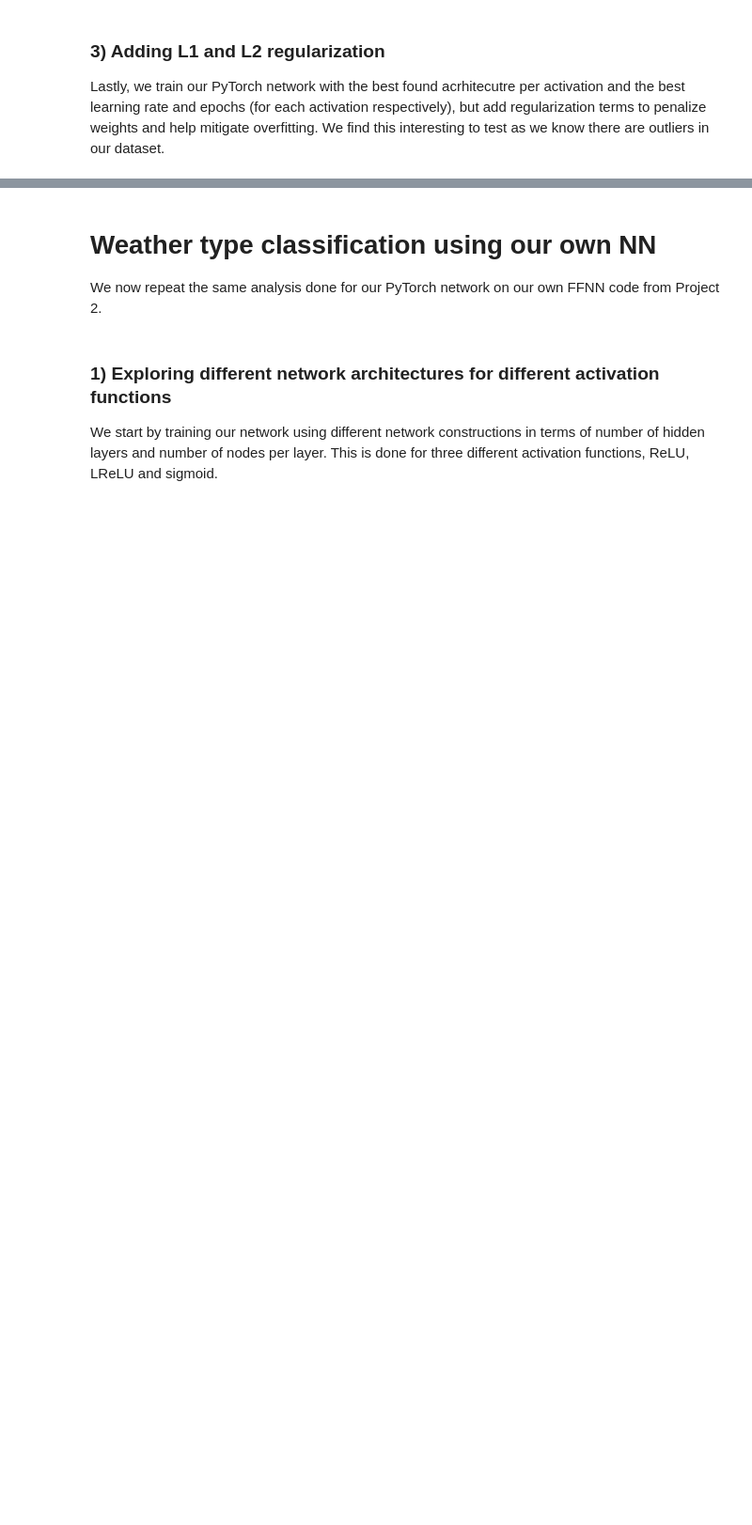
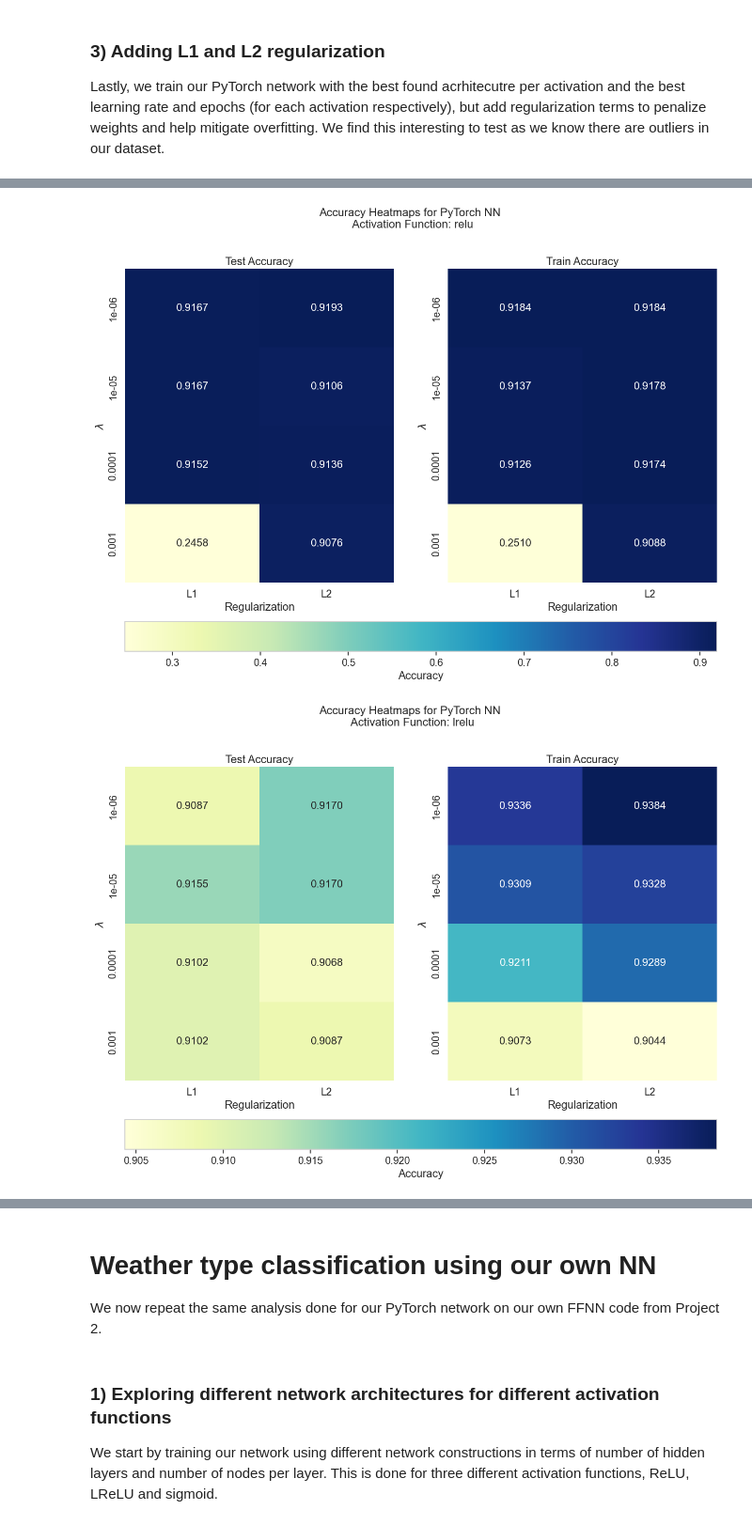
Before and after one commit to kjes4pres/Project_3_FYSSTK, a Jupyter notebook: Code/main/NeuralNetworks.ipynb, the cells around one changed output, grey strips where cells are left out. Shown at 94% size. Saved outputs shown, nothing was run; the diff lists cells and outputs as text; code cells hidden in the pictures; blank space fills up the shorter version.

Commit message:
checkpoint, soon done

```diff
--- a/Code/main/NeuralNetworks.ipynb
+++ b/Code/main/NeuralNetworks.ipynb
@@ -270,4 +340,7 @@ best_model_torch_lrs
 
 Lastly, we train our PyTorch network with the best found acrhitecutre per activation and the best learning rate and epochs (for each activation respectively), but add regularization terms to penalize weights and help mitigate overfitting. We find this interesting to test as we know there are outliers in our dataset.
 # %%
-# Coming soon!
+nlambdas = 4  # number of different regularization parameters
+lambdas = np.logspace(-6, -3, nlambdas)
+
+reg_options = ["L1", "L2"]
@@ -273,0 +402,39 @@ Lastly, we train our PyTorch network with the best found acrhitecutre per activa
+# %%
+results_torch_reg = pd.DataFrame(results)
+# %%
+plt.rcParams.update({"font.size": 15})
+
+for activation in activations:
+
+    fig, ax = plt.subplots(1, 2, figsize=(15, 10))
+
+    fig.suptitle(f'Accuracy Heatmaps for PyTorch NN \n Activation Function: {activation}', y = 1.0, fontsize=16)
+
+    pivot_table_test = results_torch_reg[results_torch_reg['Activation'] == activation].pivot_table(
+        index="Lambda", columns="Reg", values="Accuracy_test", aggfunc="mean")
+
+    pivot_table_train = results_torch_reg[results_torch_reg['Activation'] == activation].pivot_table(
+        index="Lambda", columns="Reg", values="Accuracy_train", aggfunc="mean")
+
+    # Shared vmin/vmax across both heatmaps
+    vmin = min(pivot_table_test.min().min(), pivot_table_train.min().min())
+    vmax = max(pivot_table_test.max().max(), pivot_table_train.max().max())
+
+    im1 = sns.heatmap(pivot_table_test, annot=True, fmt=".4f", cmap="YlGnBu", ax=ax[0], vmin=vmin, vmax=vmax, cbar=False)
+    ax[0].set_title(f'Test Accuracy')
+    ax[0].set_xlabel('Regularization')
+    ax[0].set_ylabel(r'$\lambda$')
+
+    im2 = sns.heatmap(pivot_table_train, annot=True, fmt=".4f", cmap="YlGnBu", ax=ax[1], vmin=vmin, vmax=vmax, cbar=False)
+    ax[1].set_title(f'Train Accuracy')
+    ax[1].set_xlabel('Regularization')
+    ax[1].set_ylabel(r'$\lambda$')
+
+    cbar = fig.colorbar(im2.get_children()[0], ax=ax, orientation="horizontal", pad=0.1, fraction=0.1)
+    cbar.set_label('Accuracy')
+
+    plt.show()
+    fig.savefig(f'{figpath}/PytorchNN_Accuracy_Heatmap_Lambda_Reg_{activation}.pdf', dpi=200, bbox_inches='tight')
+# %% [output]
+[figure, added]
+[figure, added]
```
Also changed, not shown: parts of 43 cells of this notebook.
